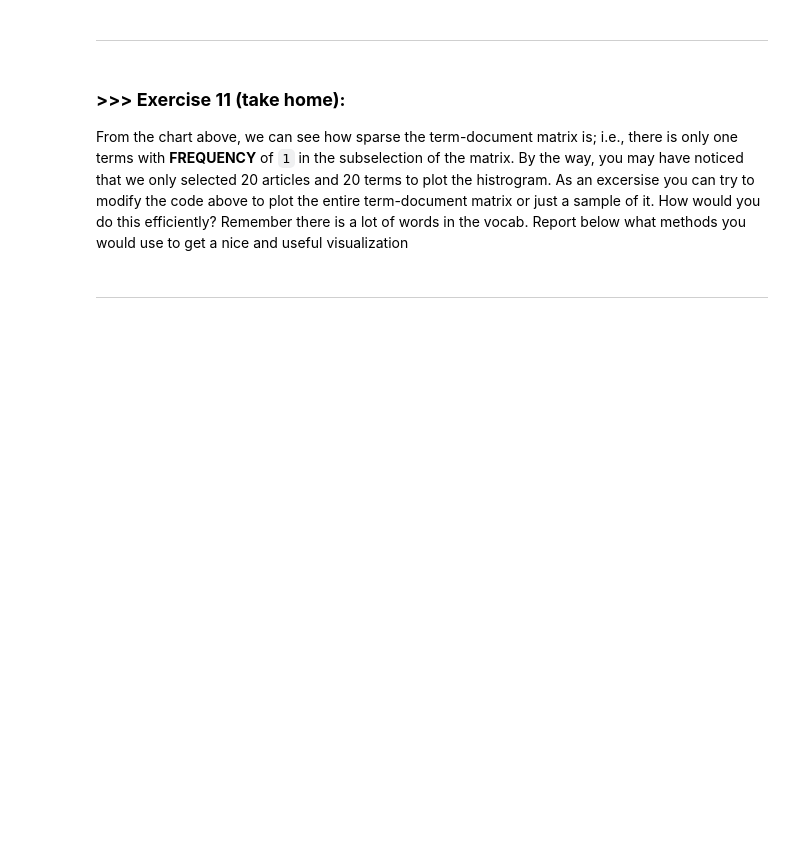
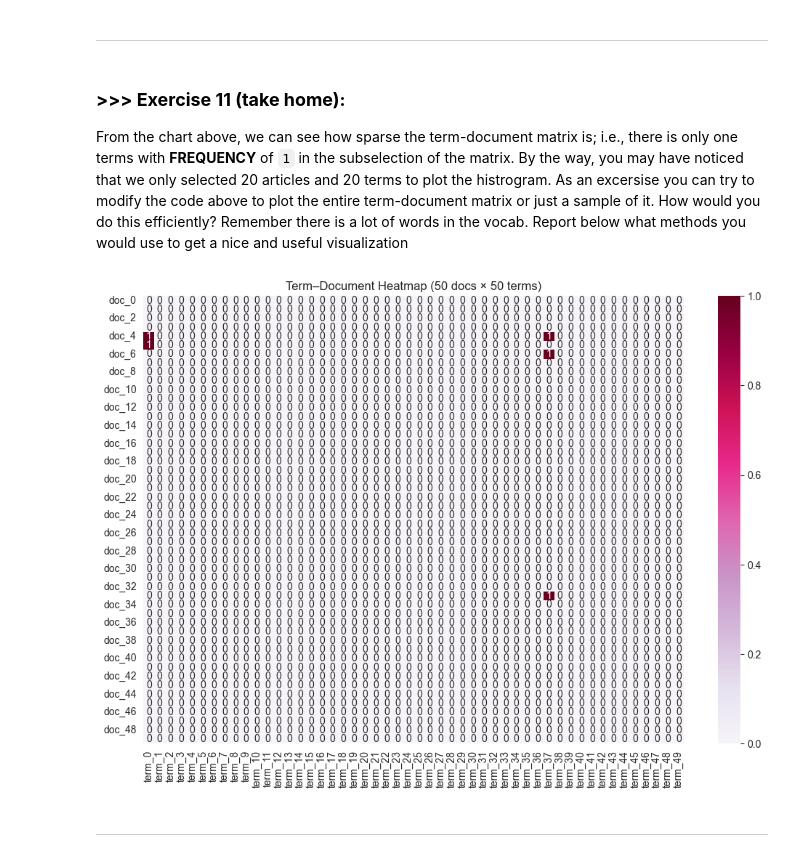
Before and after one commit to nguyentr0101/DM2025-Lab1-Exercise, a Jupyter notebook: DM2025-Lab1-Master.ipynb, the cells around one changed output. Saved outputs shown, nothing was run; the diff lists cells and outputs as text; code cells hidden in the pictures; blank space fills up the shorter version.

```diff
--- a/DM2025-Lab1-Master.ipynb
+++ b/DM2025-Lab1-Master.ipynb
@@ -1106,3 +1173,18 @@ From the chart above, we can see how sparse the term-document matrix is; i.e., t
+# %%
+# Answer here
+n_docs  = 50     # rows
+n_terms = 50      # columns
+plot_z = X_counts[0:n_docs, 0:n_terms].toarray()
+plot_x = [f"term_{i}" for i in range(n_terms)]
+plot_y = [f"doc_{i}"  for i in range(n_docs)]
+
+df_todraw = pd.DataFrame(plot_z, columns=plot_x, index=plot_y)
+plt.subplots(figsize=(12, 8))
+sns.heatmap(df_todraw, cmap="PuRd", vmin=0, vmax=1, annot=True)
+plt.title(f"Term–Document Heatmap ({n_docs} docs × {n_terms} terms)")
+plt.show()
+# %% [output]
+[figure, added]
 # %% [markdown]
 ---
 # %% [markdown]
```
Also changed, not shown: parts of 25 cells of this notebook, 1 other file.
